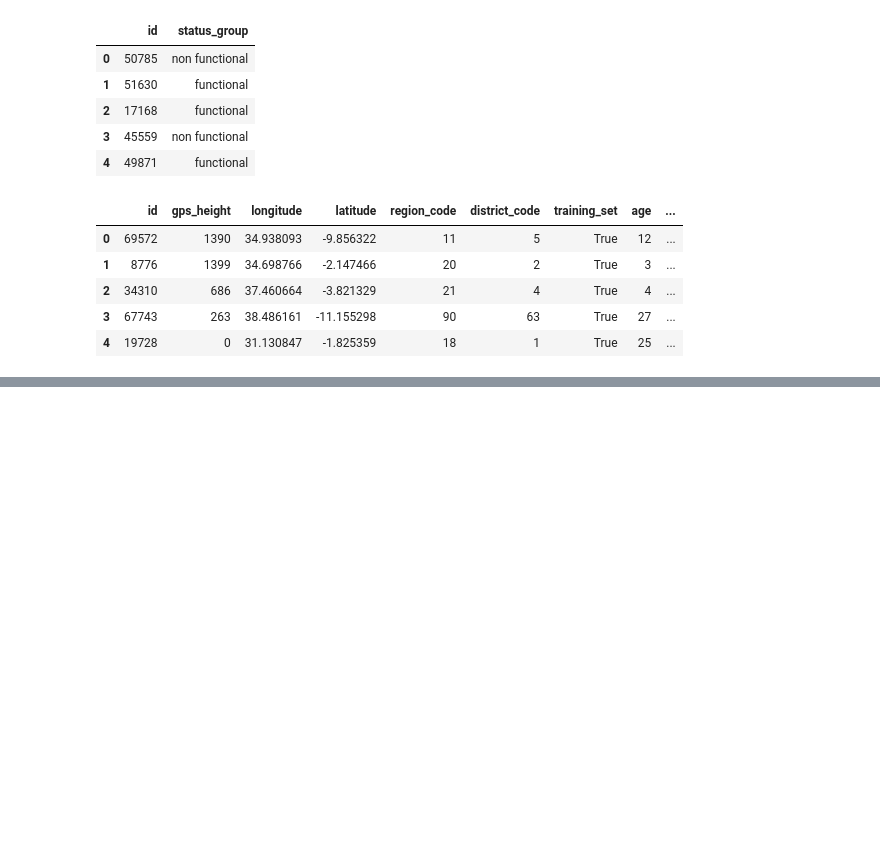
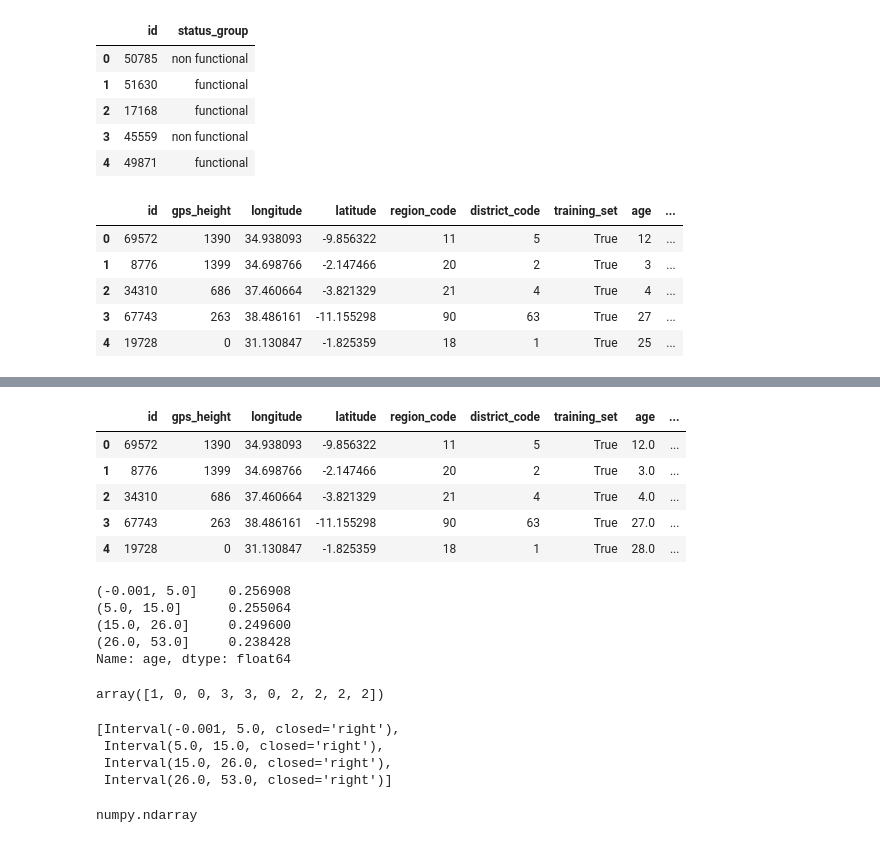
Before and after one commit to Captmoonshot/kaggle_waterpumps_2, a Jupyter notebook: final_model_2.ipynb, the cells around one changed output, grey strips where cells are left out. Cells and saved outputs as stored; diff of their text form; code cells hidden in the pictures; blank space fills up the shorter version.

```diff
--- a/final_model_2.ipynb
+++ b/final_model_2.ipynb
@@ -936,0 +1109,2 @@ df_full.head()
+# %%
+df_full['age'] = df_full['age'].replace(25, np.nan)
@@ -936,0 +1113,5 @@ df_full.head()
+# %%
+s = df_full['age'].value_counts(normalize=True)
+# %%
+missing = df_full['age'].isnull()
+df_full.loc[missing,'age'] = np.random.choice(s.index, size=len(df_full[missing]),p=s.values)
@@ -936,0 +1142,9 @@ df_full.head()
+# %%
+df_full.head()
+# %% [output]
+|  | id | gps_height | longitude | latitude | region_code | district_code | training_set | age | ... |
+| 0 | 69572 | 1390 | 34.938093 | -9.856322 | 11 | 5 | True | 12.0 | ... |
+| 1 | 8776 | 1399 | 34.698766 | -2.147466 | 20 | 2 | True | 3.0 | ... |
+| 2 | 34310 | 686 | 37.460664 | -3.821329 | 21 | 4 | True | 4.0 | ... |
+| 3 | 67743 | 263 | 38.486161 | -11.155298 | 90 | 63 | True | 27.0 | ... |
+| 4 | 19728 | 0 | 31.130847 | -1.825359 | 18 | 1 | True | 28.0 | ... |
@@ -936,0 +1153,8 @@ df_full.head()
+# %%
+pd.value_counts(age_catss, normalize=True)
+# %% [output]
+(-0.001, 5.0]    0.256908
+(5.0, 15.0]      0.255064
+(15.0, 26.0]     0.249600
+(26.0, 53.0]     0.238428
+Name: age, dtype: float64
@@ -936,0 +1167,15 @@ df_full.head()
+# %%
+age_category[:10]
+# %% [output]
+array([1, 0, 0, 3, 3, 0, 2, 2, 2, 2])
+# %%
+list(le.classes_)
+# %% [output]
+[Interval(-0.001, 5.0, closed='right'),
+ Interval(5.0, 15.0, closed='right'),
+ Interval(15.0, 26.0, closed='right'),
+ Interval(26.0, 53.0, closed='right')]
+# %%
+type(age_category)
+# %% [output]
+numpy.ndarray
```
Also changed, not shown: parts of 41 cells of this notebook, 2 other files.
